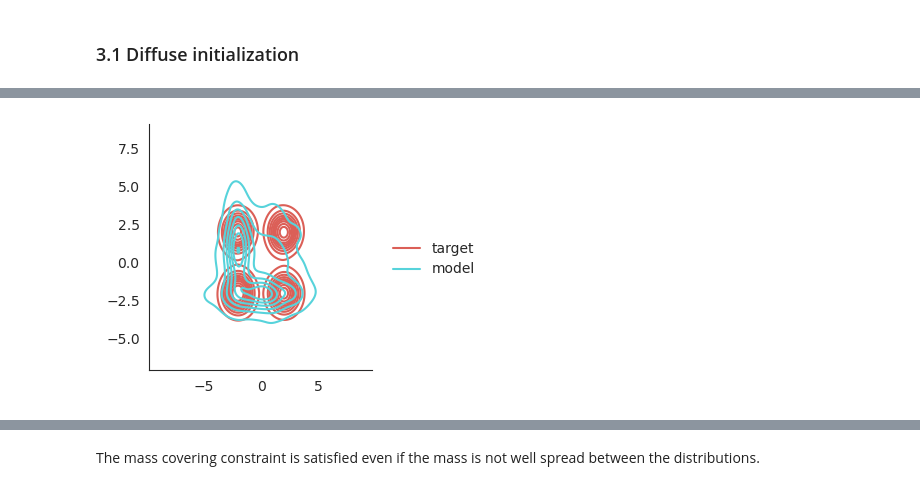
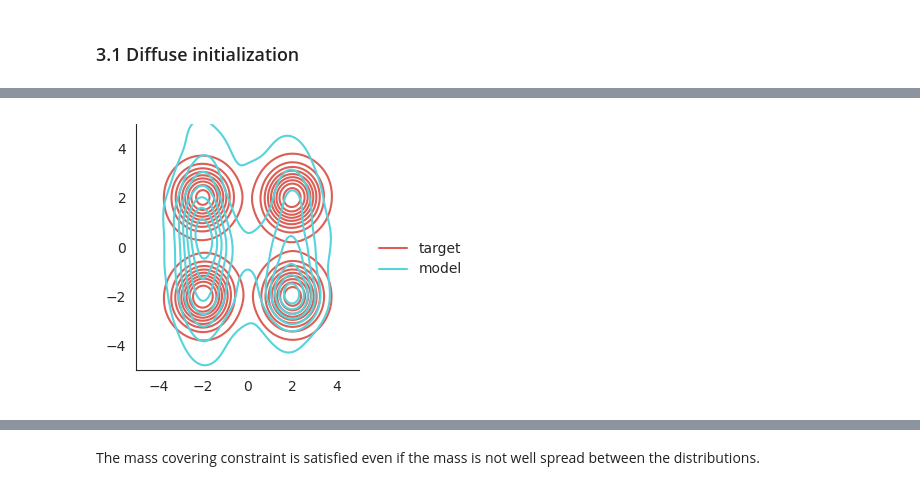
Before and after one commit to eugeneberta/mva-bml, a Jupyter notebook: ImportanceSamplingFKL.ipynb, the cells around one changed output, grey strips where cells are left out. Drawn from its saved outputs; the diff is of its cells as text; code cells hidden in the pictures.

```diff
--- a/ImportanceSamplingFKL.ipynb
+++ b/ImportanceSamplingFKL.ipynb
@@ -142,9 +144,9 @@ particle = GaussianParticle(
 )
 
 # Optimization procedure:
-opt = optim.Adam(particle.parameters(), lr=0.01)
+opt = optim.Adam(particle.parameters(), lr=1e-3)
 
-for step in range(2000):
+for step in range(5000):
     loss = Boost_FKL(
         f=particle,
         q=model,
@@ -156,7 +158,7 @@ for step in range(2000):
     opt.step()
 
     # logging:
-    if step%500==0:
+    if step%1000==0:
         print(f'step:{step}, loss:{loss.detach().numpy()}')
 
 # Adding the new particle to the model:
@@ -196,17 +199,17 @@ plot_distribs({'target':target}, nsamples=2000)
 # %% [markdown]
 ### 2.1 RKL
 # %%
-# Trainable Gaussian particle with random initialization.
+# Trainable Gaussian particle with centered initialization.
 model = GaussianParticle(
-    loc=torch.randn(2),
+    loc=torch.zeros(2),
     scale_tril=torch.eye(2),
     trainable=True
 )
 
 # optimization procedure:
-opt = optim.Adam(model.parameters(), lr=0.01)
+opt = optim.Adam(model.parameters(), lr=1e-3)
 
-for step in range(2000):
+for step in range(5000):
     loss = MC_RKL(p=target, q=model)
 
     opt.zero_grad()
@@ -214,7 +217,7 @@ for step in range(2000):
     opt.step()
 
     # logging:
-    if step%500==0:
+    if step%1000==0:
         print(f'step:{step}, loss:{loss.detach().numpy()}')
 
 plot_distribs({'target':target, 'model':model})
@@ -233,15 +237,15 @@ For a simple case like this, we can hope that MC_FKL can run and give us interpr
 # %%
 # Trainable Gaussian particle with random initialization.
 model = GaussianParticle(
-    loc=torch.randn(2),
+    loc=torch.zeros(2),
     scale_tril=torch.eye(2),
     trainable=True
 )
 
 # optimization procedure:
-opt = optim.Adam(model.parameters(), lr=0.001)
+opt = optim.Adam(model.parameters(), lr=5e-4)
 
-for step in range(2000):
+for step in range(3000):
     loss = MC_FKL(p=target, q=model)
 
     opt.zero_grad()
@@ -249,7 +253,7 @@ for step in range(2000):
     opt.step()
 
     # logging:
-    if step%500==0:
+    if step%1000==0:
         print(f'step:{step}, loss:{loss.detach().numpy()}')
 
 plot_distribs({'target':target, 'model':model})
@@ -280,7 +283,7 @@ particle = GaussianParticle(
 )
 
 # Optimization procedure:
-opt = optim.Adam(particle.parameters(), lr=0.005)
+opt = optim.Adam(particle.parameters(), lr=0.01)
 
 for step in range(3000):
     loss = Boost_FKL(
@@ -294,7 +297,7 @@ for step in range(3000):
     opt.step()
 
     # logging:
-    if step%500==0:
+    if step%1000==0:
         print(f'step:{step}, loss:{loss.detach().numpy()}')
 
 # Adding the new particle to the model:
@@ -377,9 +377,9 @@ for i in range(K):
         trainable=True
     )
 
-    opt = optim.Adam(new_particle.parameters(), lr=0.001)
+    opt = optim.Adam(new_particle.parameters(), lr=1e-3)
 
-    for step in range(3000):
+    for step in range(5000):
         loss = Boost_FKL(
             q=model,
             p=multimodal_target,
@@ -391,7 +391,7 @@ for i in range(K):
         opt.step()
 
         # logging:
-        if step%500==0:
+        if step%1000==0:
             print(f'step:{step}, loss:{loss.detach().numpy()}')
 
     for param in new_particle.parameters():
@@ -400,5 +400,8 @@ for i in range(K):
     model.add_particle(new_particle)
 
 plot_distribs({'target':multimodal_target, 'model':model}, nsamples=2000)
+plt.xlim([-5,5])
+plt.ylim([-5,5])
+plt.show()
 # %% [output]
 ### step=1, fitting a new particle ###
@@ -421,4 +425,4 @@ step:2500, loss:1.2746665477752686
-[figure, old version]
+[figure, new version]
 # %%
 print(f'mixture weights: {model.weights}')
 for i in range(len(model.particles)):
```
Also changed, not shown: parts of 21 cells of this notebook, 1 other file.
